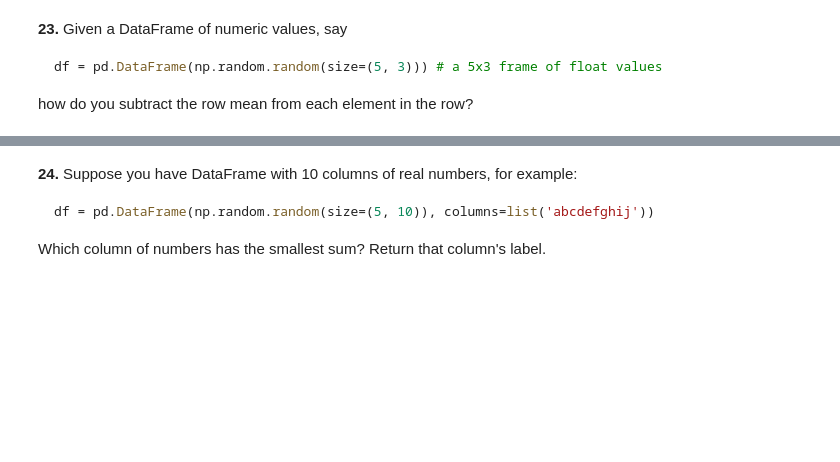
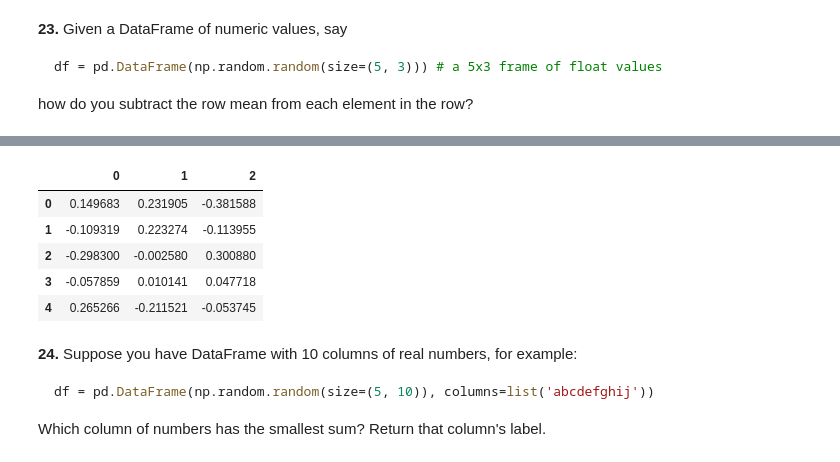
Before and after one commit to lainslie-18/100-pandas-puzzles, a Jupyter notebook: 100-pandas-puzzles.ipynb, the cells around one changed output, grey strips where cells are left out. Saved outputs shown, nothing was run; the diff lists cells and outputs as text; code cells hidden in the pictures; blank space fills up the shorter version.

```diff
--- a/100-pandas-puzzles.ipynb
+++ b/100-pandas-puzzles.ipynb
@@ -346,3 +365,12 @@ how do you subtract the row mean from each element in the row?
+# %%
+df.sub(df.mean(axis=1), axis=0)
+# %% [output]
+|  | 0 | 1 | 2 |
+| 0 | 0.149683 | 0.231905 | -0.381588 |
+| 1 | -0.109319 | 0.223274 | -0.113955 |
+| 2 | -0.298300 | -0.002580 | 0.300880 |
+| 3 | -0.057859 | 0.010141 | 0.047718 |
+| 4 | 0.265266 | -0.211521 | -0.053745 |
 # %% [markdown]
 **24.** Suppose you have DataFrame with 10 columns of real numbers, for example:
 
```
Also changed, not shown: parts of 9 cells of this notebook.
